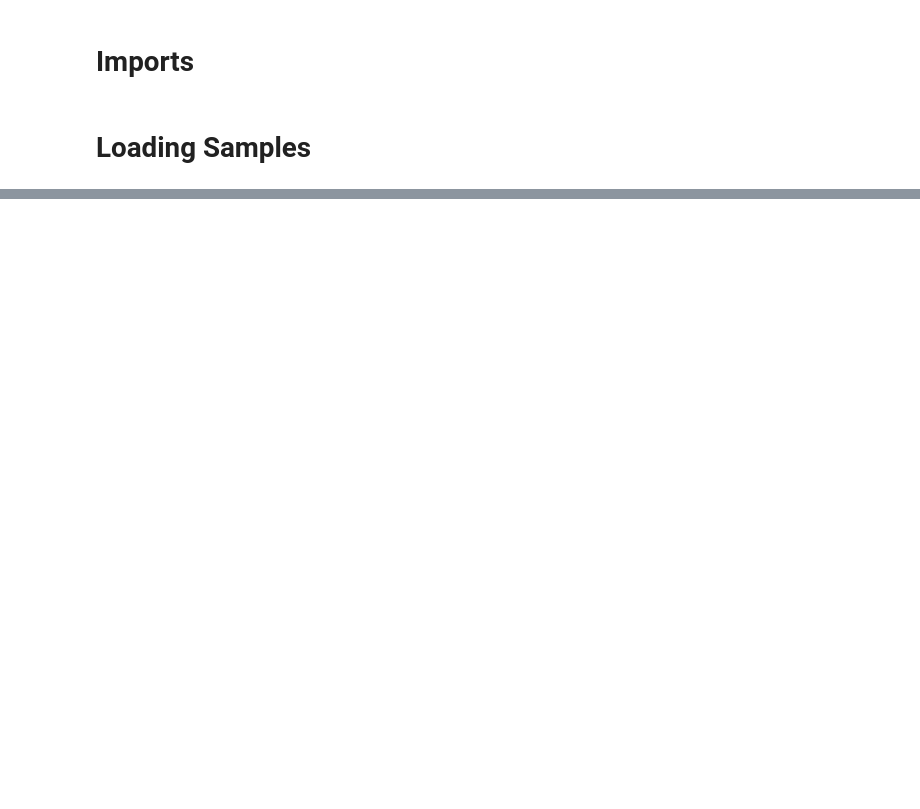
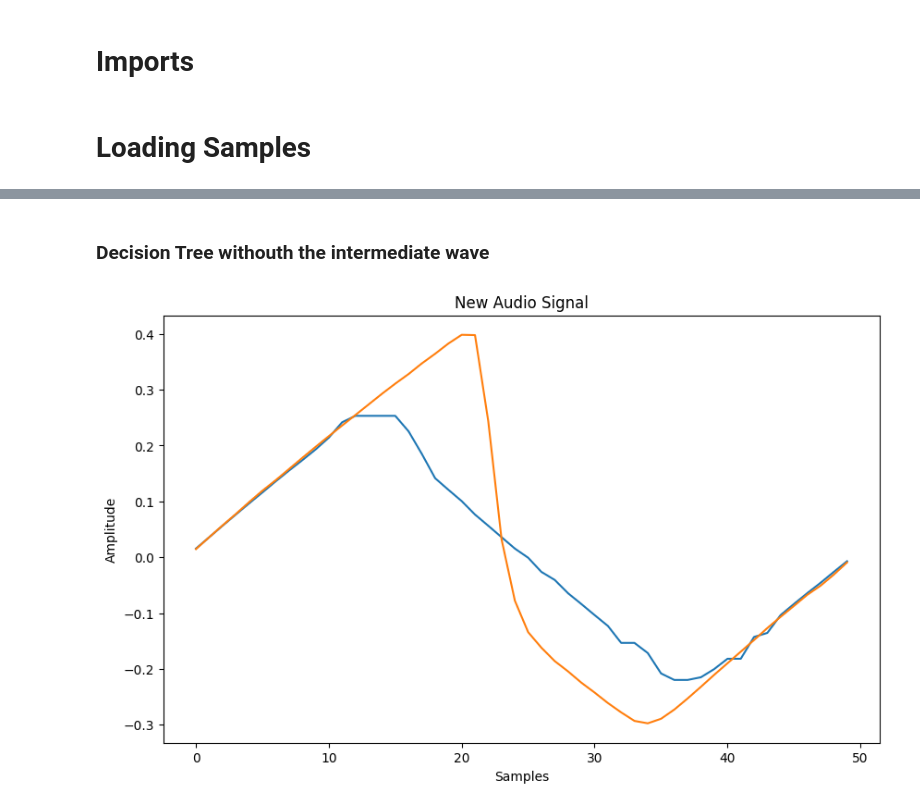
Before and after one commit to javiech1/TFG, a Jupyter notebook: decisionTreeAudioGenerator.ipynb, the cells around one changed output, grey strips where cells are left out. Drawn from its saved outputs; the diff is of its cells as text; code cells hidden in the pictures; blank space fills up the shorter version.

```diff
--- a/decisionTreeAudioGenerator.ipynb
+++ b/decisionTreeAudioGenerator.ipynb
@@ -63,0 +170,38 @@ print(trisaw1_audio)
+# %% [markdown]
+### Decision Tree withouth the intermediate wave
+# %%
+import numpy as np
+from sklearn.tree import DecisionTreeRegressor
+import matplotlib.pyplot as plt
+
+# Reshape data1 and data2 to have 2D shape (n_samples, 1) required by scikit-learn
+data1_reshaped = tri_audio.reshape(-1, 1)
+data2_reshaped = saw_audio.reshape(-1, 1)
+
+# Combine data1 and data2 as features
+X = np.hstack((data1_reshaped, data2_reshaped))
+
+# Train a decision tree with max_depth = 10 using data1 and data2 as features and targets
+model = DecisionTreeRegressor(max_depth=10).fit(X, tri_audio)
+
+
+def generate_audio_data(data1, data2):
+    data1_reshaped = data1.reshape(-1, 1)
+    data2_reshaped = data2.reshape(-1, 1)
+    X = np.hstack((data1_reshaped, data2_reshaped))
+    return model.predict(X)
+
+
+# Generate a new audio signal using the trained decision tree model and data1 and data2 as inputs
+new_audio_signal = generate_audio_data(tri1_audio, saw_audio)
+
+# Plot the new_audio_signal
+plt.figure(figsize=(10, 6))
+plt.plot(new_audio_signal)
+plt.plot(trisaw_audio)
+plt.title("New Audio Signal")
+plt.xlabel("Samples")
+plt.ylabel("Amplitude")
+plt.show()
+# %% [output]
+[figure, added]
```
Also changed, not shown: parts of 12 cells of this notebook, 1 other file.
